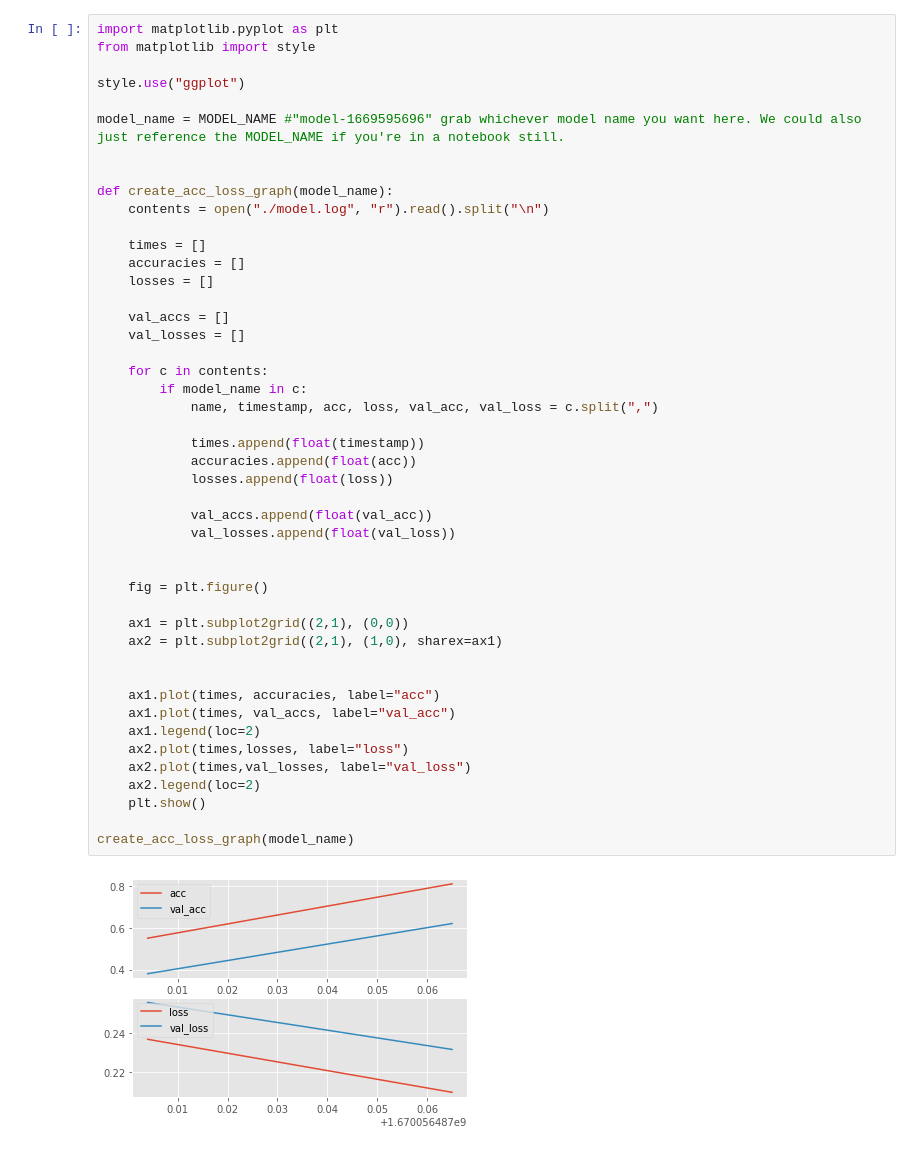
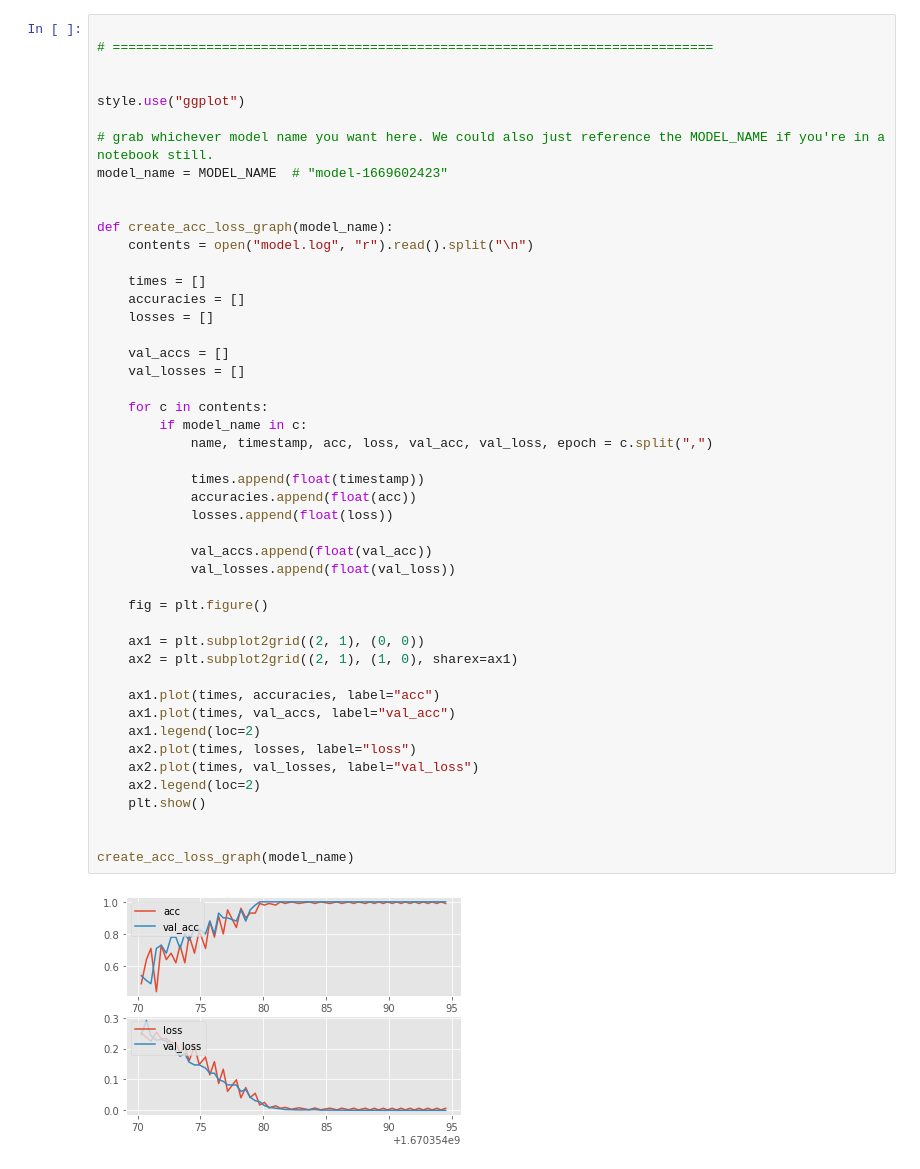
Before and after one commit to alimaslax/deep-learning-pytorch, a Jupyter notebook: src/nba_classifier.ipynb, the cells around one changed output. Drawn from its saved outputs; the diff is of its cells as text.

```diff
--- a/src/nba_classifier.ipynb
+++ b/src/nba_classifier.ipynb
@@ -231,48 +237,49 @@ train(net)
 # %%
-import matplotlib.pyplot as plt
-from matplotlib import style
+
+# =============================================================================
+
 
 style.use("ggplot")
 
-model_name = MODEL_NAME #"model-1669595696" grab whichever model name you want here. We could also just reference the MODEL_NAME if you're in a notebook still.
+# grab whichever model name you want here. We could also just reference the MODEL_NAME if you're in a notebook still.
+model_name = MODEL_NAME  # "model-1669602423"
 
 
 def create_acc_loss_graph(model_name):
-    contents = open("./model.log", "r").read().split("\n")
+    contents = open("model.log", "r").read().split("\n")
 
     times = []
     accuracies = []
     losses = []
 
     val_accs = []
     val_losses = []
 
     for c in contents:
         if model_name in c:
-            name, timestamp, acc, loss, val_acc, val_loss = c.split(",")
+            name, timestamp, acc, loss, val_acc, val_loss, epoch = c.split(",")
 
             times.append(float(timestamp))
             accuracies.append(float(acc))
             losses.append(float(loss))
 
             val_accs.append(float(val_acc))
             val_losses.append(float(val_loss))
 
-
     fig = plt.figure()
 
-    ax1 = plt.subplot2grid((2,1), (0,0))
-    ax2 = plt.subplot2grid((2,1), (1,0), sharex=ax1)
-
+    ax1 = plt.subplot2grid((2, 1), (0, 0))
+    ax2 = plt.subplot2grid((2, 1), (1, 0), sharex=ax1)
 
     ax1.plot(times, accuracies, label="acc")
     ax1.plot(times, val_accs, label="val_acc")
     ax1.legend(loc=2)
-    ax2.plot(times,losses, label="loss")
-    ax2.plot(times,val_losses, label="val_loss")
+    ax2.plot(times, losses, label="loss")
+    ax2.plot(times, val_losses, label="val_loss")
     ax2.legend(loc=2)
     plt.show()
 
+
 create_acc_loss_graph(model_name)
 # %% [output]
-[figure, old version]
+[figure, new version]
```
Also changed, not shown: parts of 7 cells of this notebook, 13 other files.
